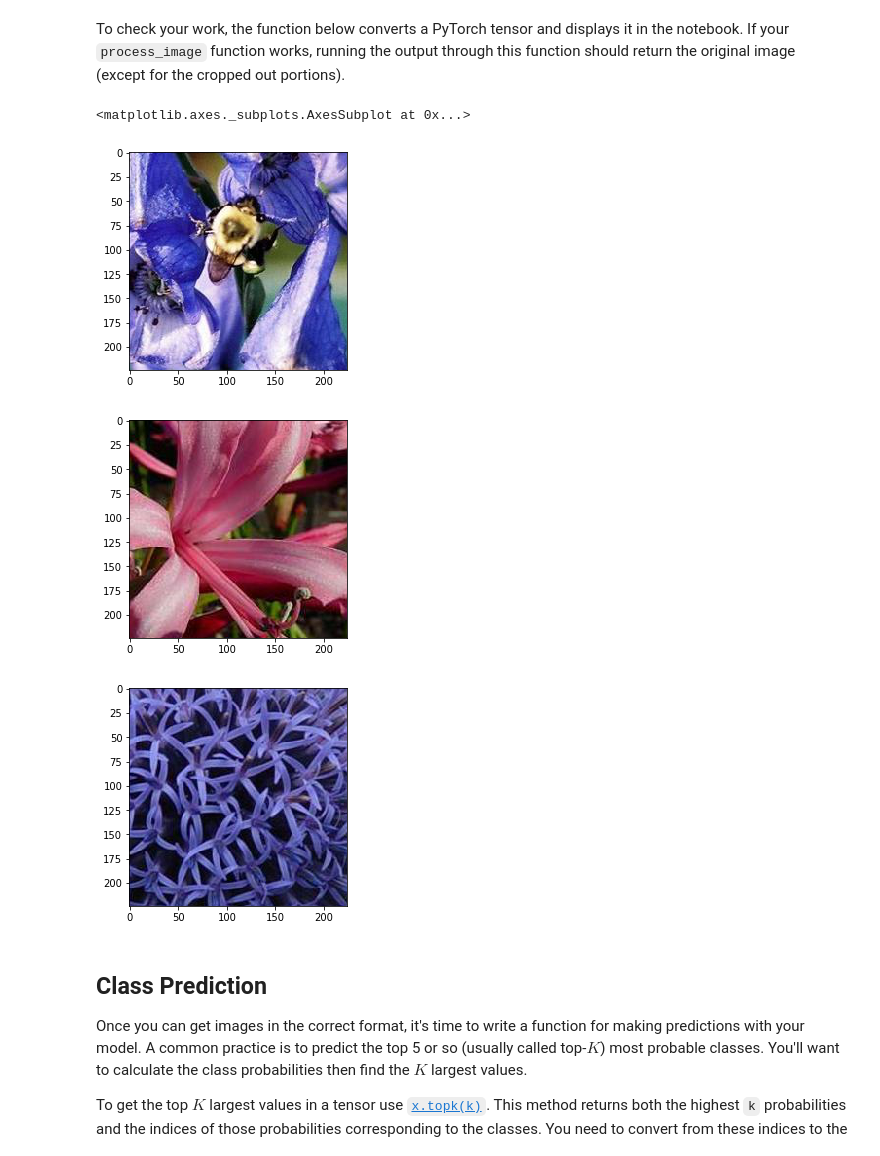
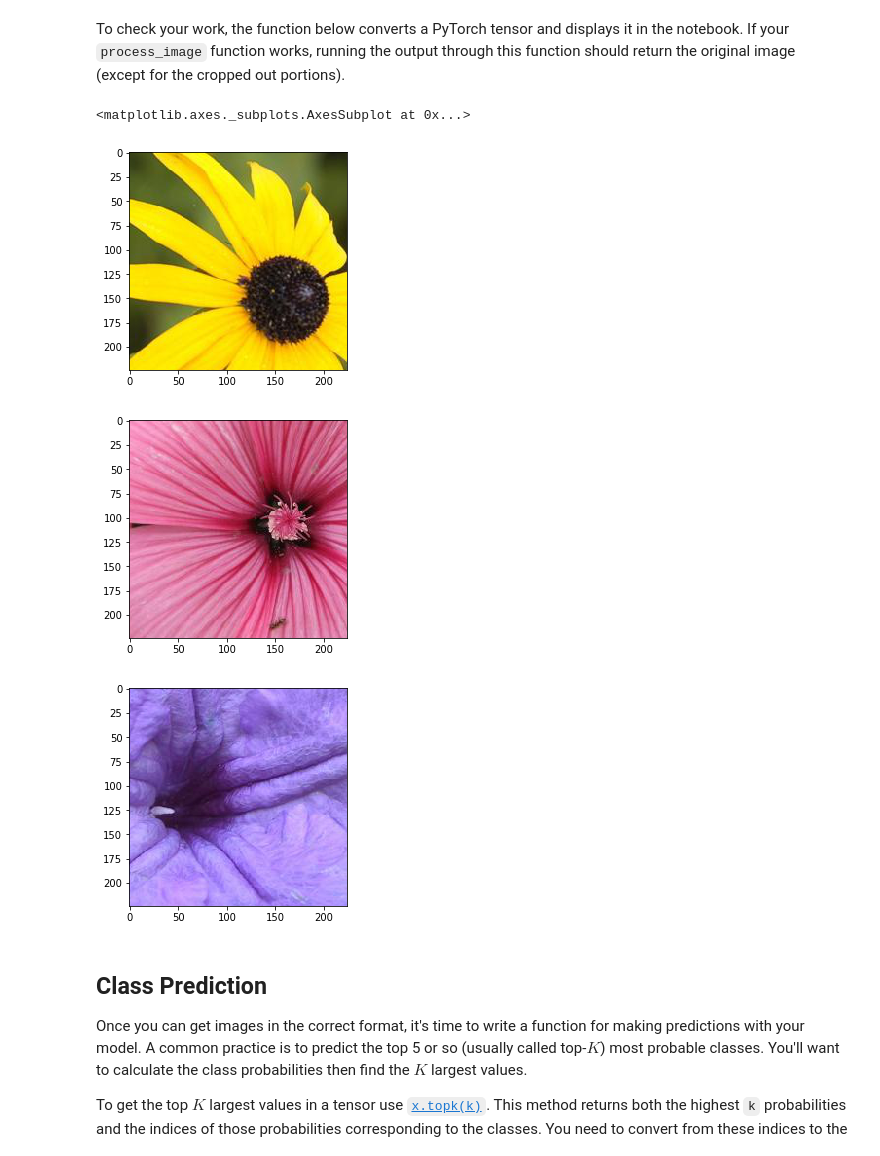
Before and after one commit to AlexYoOS/ai-project-2, a Jupyter notebook: src/Image Classifier Project.ipynb, the cells around one changed output. Saved outputs shown, nothing was run; the diff lists cells and outputs as text; code cells hidden in the pictures.

```diff
--- a/src/Image Classifier Project.ipynb
+++ b/src/Image Classifier Project.ipynb
@@ -338,14 +338,14 @@ def imshow(image, ax=None, title=None):
 
     return ax
 # %%
-imshow(process_image("flowers/test/9/image_06413.jpg"))
-imshow(process_image("flowers/test/37/image_03734.jpg"))
-imshow(process_image("flowers/test/10/image_07090.jpg"))
+imshow(process_image("flowers/test/63/image_05875.jpg"))
+imshow(process_image("flowers/test/86/image_02910.jpg"))
+imshow(process_image("flowers/test/98/image_07777.jpg"))
 # %% [output]
 <matplotlib.axes._subplots.AxesSubplot at 0x...>
-[figure, old version]
+[figure, new version]
-[figure, old version]
+[figure, new version]
-[figure, old version]
+[figure, new version]
 # %% [markdown]
 ## Class Prediction
 
```
Also changed, not shown: parts of 2 cells of this notebook.
